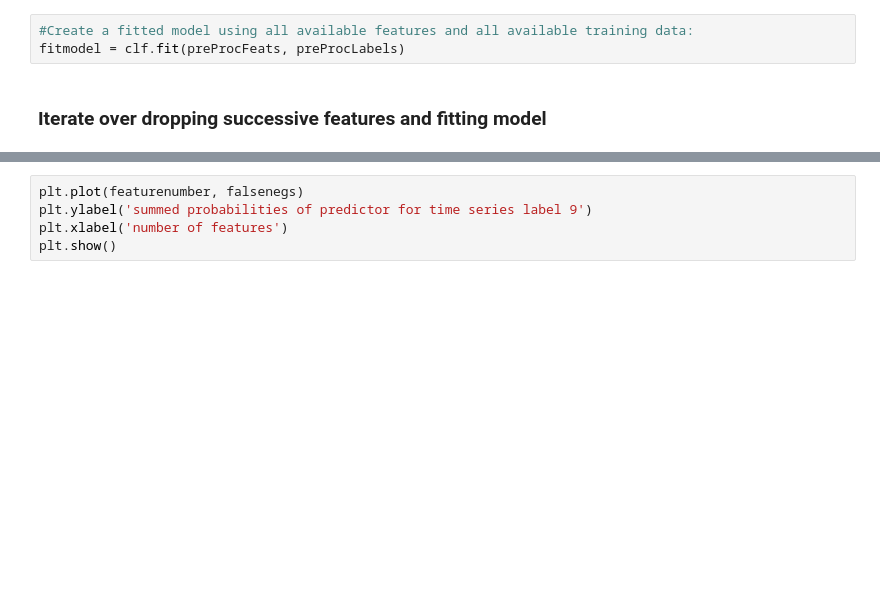
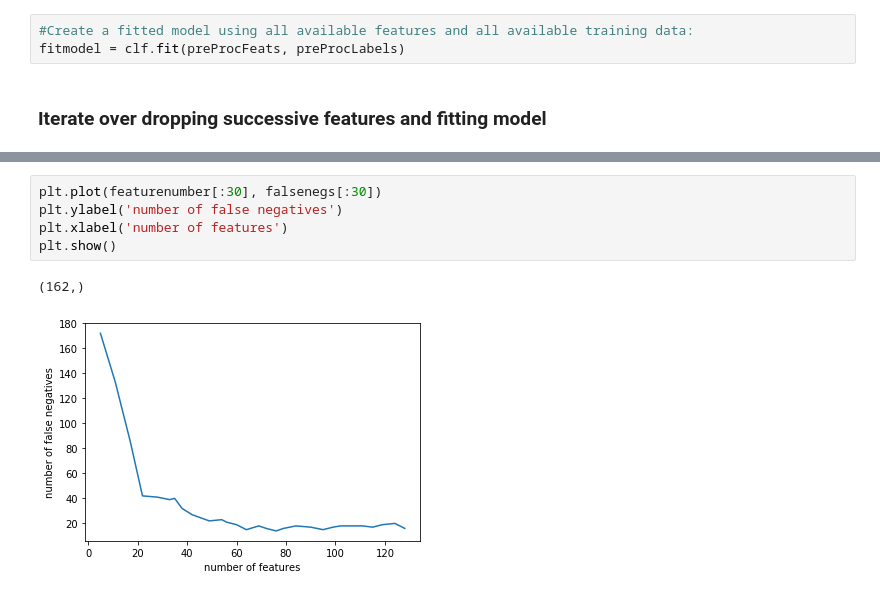
Before and after one commit to inigoval/pulseClassifier, a Jupyter notebook: notebooks/modelsandbox.randforest.fimpgraph.ipynb, the cells around one changed output, grey strips where cells are left out. Saved outputs shown, nothing was run; the diff lists cells and outputs as text; blank space fills up the shorter version.

```diff
--- a/notebooks/modelsandbox.randforest.fimpgraph.ipynb
+++ b/notebooks/modelsandbox.randforest.fimpgraph.ipynb
@@ -365,5 +393,8 @@ plt.show()
 # %%
-plt.plot(featurenumber, falsenegs)
-plt.ylabel('summed probabilities of predictor for time series label 9')
+plt.plot(featurenumber[:30], falsenegs[:30])
+plt.ylabel('number of false negatives')
 plt.xlabel('number of features')
 plt.show()
+# %% [output]
+(162,)
+[figure, added]
```
Also changed, not shown: parts of 2 cells of this notebook.
